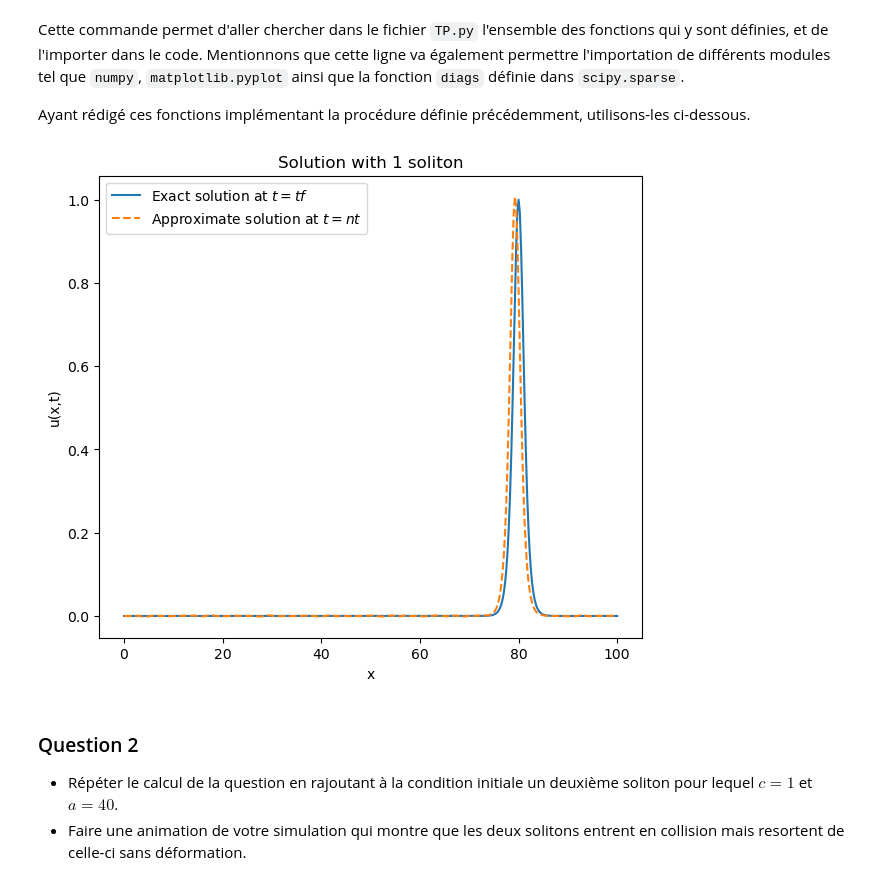
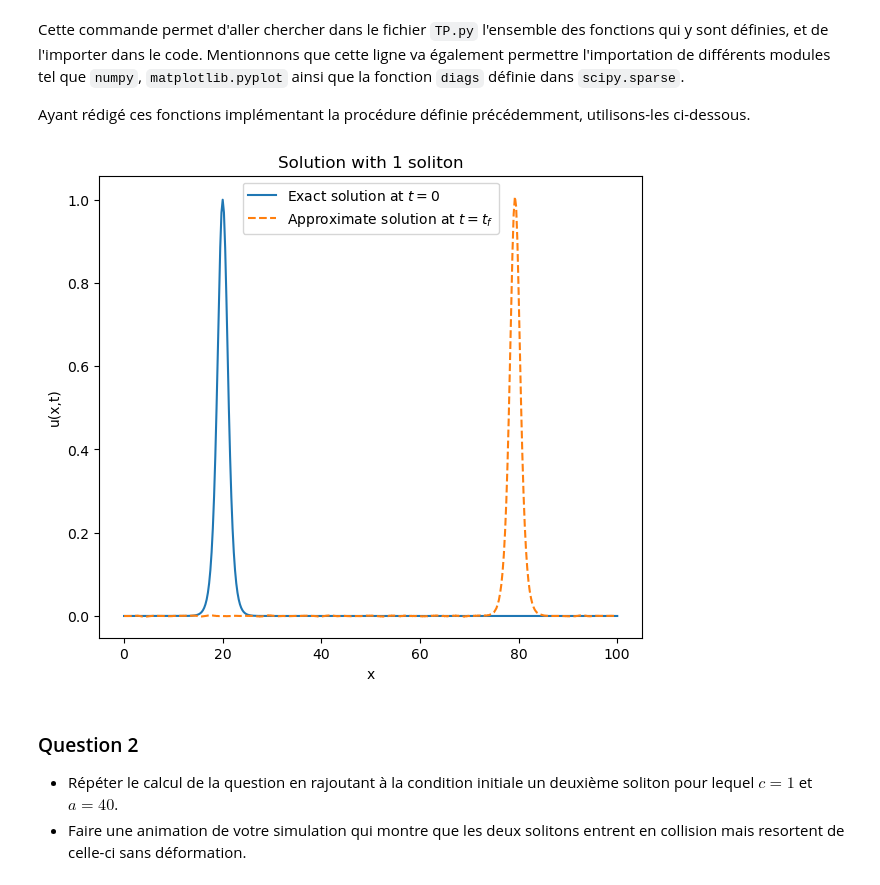
Before and after one commit to jmoeil/Travail20222023, a Jupyter notebook: Travail20222023.ipynb, the cells around one changed output. Drawn from its saved outputs; the diff is of its cells as text; code cells hidden in the pictures.

```diff
--- a/Travail20222023.ipynb
+++ b/Travail20222023.ipynb
@@ -124,23 +124,23 @@ a2 = 40
 # %%
 e = 0 # Boolean argument that is set to 0 for the first question, and 1 for the second.
 def main():
     # Solution array
     u = solution_soliton(x,dx,nx,dt,nt,a,c,e,c2,a2)
 
     # Plotting section
     fig, ax = plt.subplots(1, 1, figsize=(7,6))
-    ax.plot(x, soliton(x, tf, c, a), label="Exact solution at $t = tf$")
-    ax.plot(x, u[nt], '--',label="Approximate solution at $t = nt$")
+    ax.plot(x, soliton(x,0, c, a), label="Exact solution at $t = 0$")
+    ax.plot(x, u[nt], '--',label="Approximate solution at $t = t_f$")
 
 
     ax.set_xlabel("x")
     ax.set_ylabel("u(x,t)")
     ax.set_title('Solution with 1 soliton')
     ax.legend()
     plt.show()
 main()
 # %% [output]
-[figure, old version]
+[figure, new version]
 # %% [markdown]
 ### Question 2
 
```
Also changed, not shown: parts of 4 cells of this notebook.
